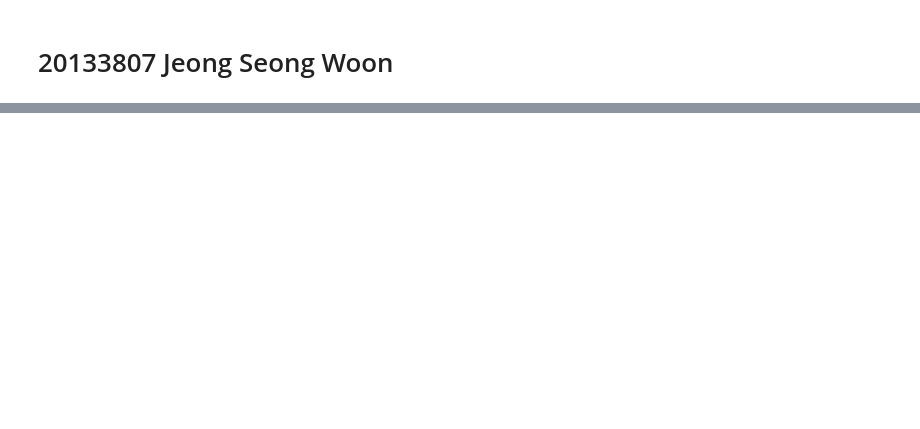
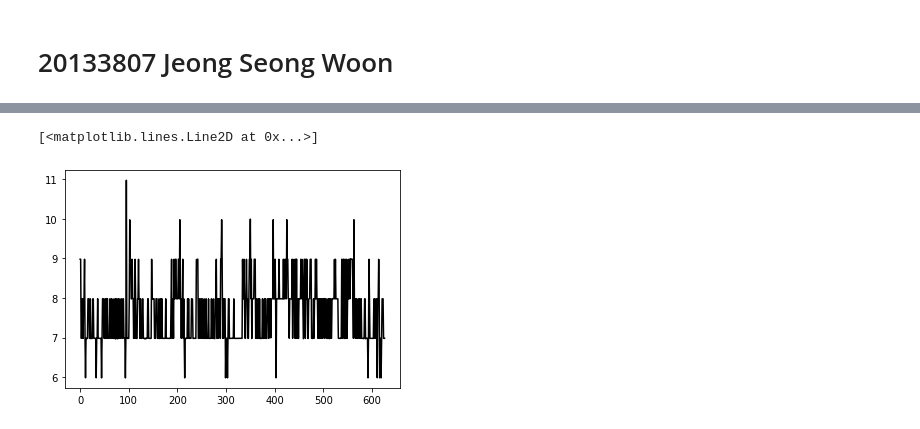
Before and after one commit to icdsw07/machineLearning, a Jupyter notebook: Assignment02.ipynb, the cells around one changed output, grey strips where cells are left out. Cells and saved outputs as stored; diff of their text form; code cells hidden in the pictures; blank space fills up the shorter version.

```diff
--- a/Assignment02.ipynb
+++ b/Assignment02.ipynb
@@ -76,0 +158,5 @@ val_label = np.array(val_label)
+# %%
+plt.plot(time_list, c='black')
+# %% [output]
+[<matplotlib.lines.Line2D at 0x...>]
+[figure, added]
```
Also changed, not shown: parts of 9 cells of this notebook.
